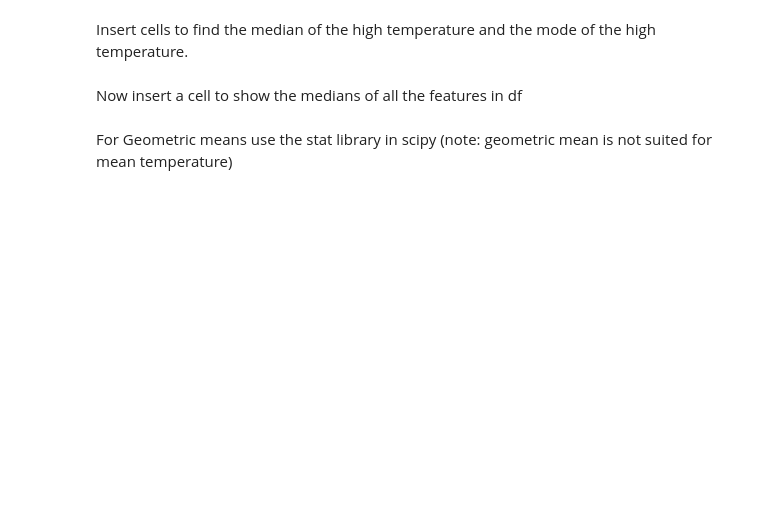
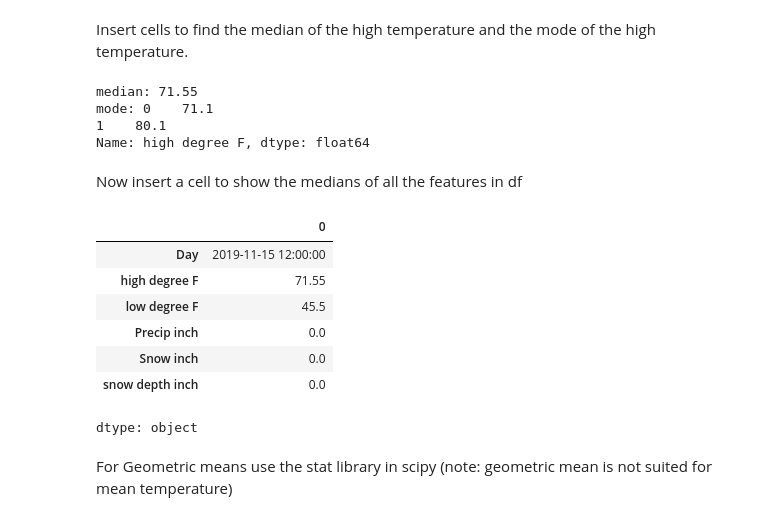
Before and after one commit to hessef/ECEN250, a Jupyter notebook: Lab2/ECEN250-F25-Lab2.ipynb, the cells around one changed output. Cells and saved outputs as stored; diff of their text form; code cells hidden in the pictures; blank space fills up the shorter version.

```diff
--- a/Lab2/ECEN250-F25-Lab2.ipynb
+++ b/Lab2/ECEN250-F25-Lab2.ipynb
@@ -270,7 +617,26 @@ df.mean()
 # %% [markdown]
 Insert cells to find the median of the high temperature and the mode of the high temperature.
+# %%
+print(f"median: {df['high degree F'].median()}")
+print(f"mode: {df['high degree F'].mode()}")
+# %% [output]
+median: 71.55
+mode: 0    71.1
+1    80.1
+Name: high degree F, dtype: float64
 # %% [markdown]
 Now insert a cell to show the medians of all the features in df
+# %%
+df.median()
+# %% [output]
+|  | 0 |
+| Day | 2019-11-15 12:00:00 |
+| high degree F | 71.55 |
+| low degree F | 45.5 |
+| Precip inch | 0.0 |
+| Snow inch | 0.0 |
+| snow depth inch | 0.0 |
+dtype: object
 # %% [markdown]
 For Geometric means use the stat library in scipy (note: geometric mean is not suited for mean temperature)
 # %%
```
Also changed, not shown: parts of 57 cells of this notebook.
